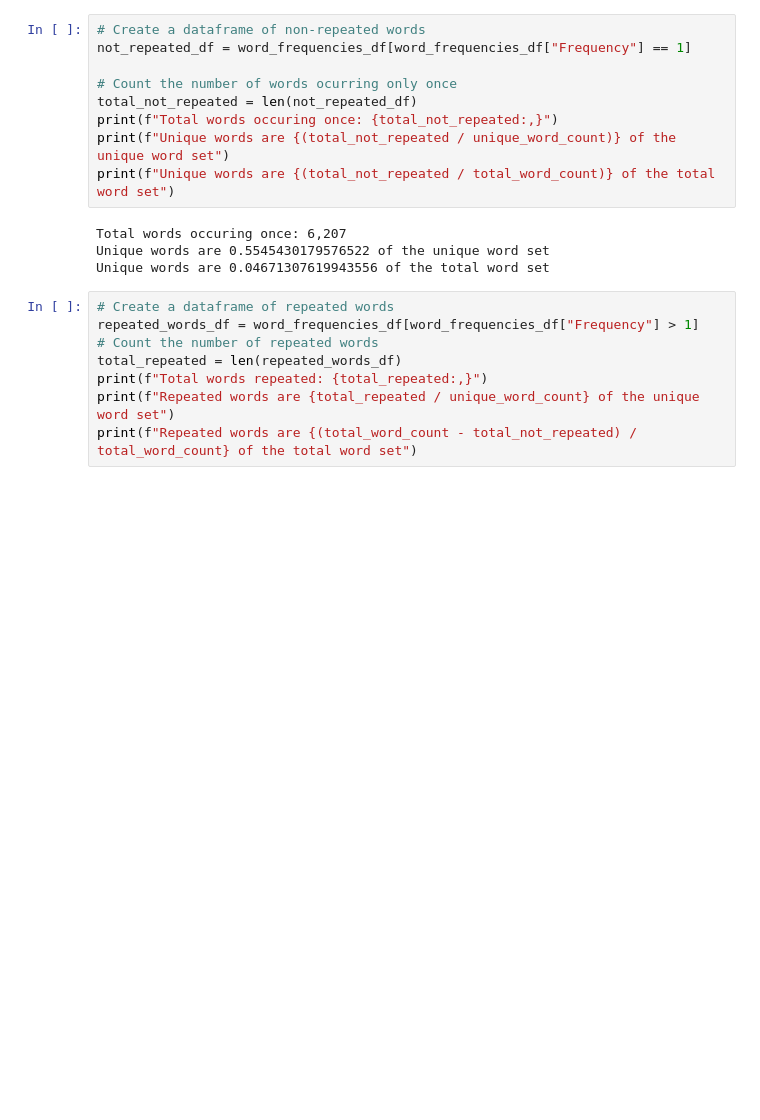
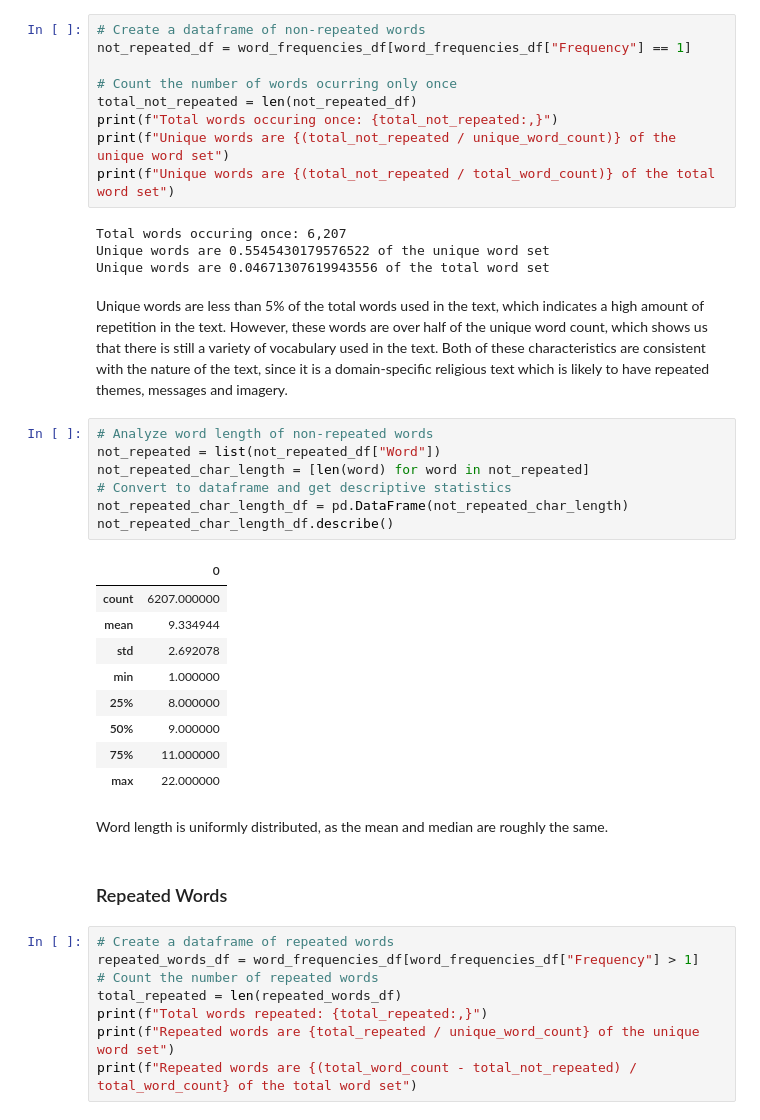
Before and after one commit to schyuler/Spelling-Orthography-Update, a Jupyter notebook: Spelling Orthography Update.ipynb, the cells around one changed output. Cells and saved outputs as stored; diff of their text form; blank space fills up the shorter version.

```diff
--- a/Spelling Orthography Update.ipynb
+++ b/Spelling Orthography Update.ipynb
@@ -193,6 +221,29 @@ print(f"Unique words are {(total_not_repeated / total_word_count)} of the total
 Total words occuring once: 6,207
 Unique words are 0.5545430179576522 of the unique word set
 Unique words are 0.04671307619943556 of the total word set
+# %% [markdown]
+Unique words are less than 5% of the total words used in the text, which indicates a high amount of repetition in the text. However, these words are over half of the unique word count, which shows us that there is still a variety of vocabulary used in the text. Both of these characteristics are consistent with the nature of the text, since it is a domain-specific religious text which is likely to have repeated themes, messages and imagery.
+# %%
+# Analyze word length of non-repeated words
+not_repeated = list(not_repeated_df["Word"])
+not_repeated_char_length = [len(word) for word in not_repeated]
+# Convert to dataframe and get descriptive statistics
+not_repeated_char_length_df = pd.DataFrame(not_repeated_char_length)
+not_repeated_char_length_df.describe()
+# %% [output]
+|  | 0 |
+| count | 6207.000000 |
+| mean | 9.334944 |
+| std | 2.692078 |
+| min | 1.000000 |
+| 25% | 8.000000 |
+| 50% | 9.000000 |
+| 75% | 11.000000 |
+| max | 22.000000 |
+# %% [markdown]
+Word length is uniformly distributed, as the mean and median are roughly the same.
+# %% [markdown]
+### Repeated Words
 # %%
 # Create a dataframe of repeated words
 repeated_words_df = word_frequencies_df[word_frequencies_df["Frequency"] > 1]
```
Also changed, not shown: parts of 33 cells of this notebook.
